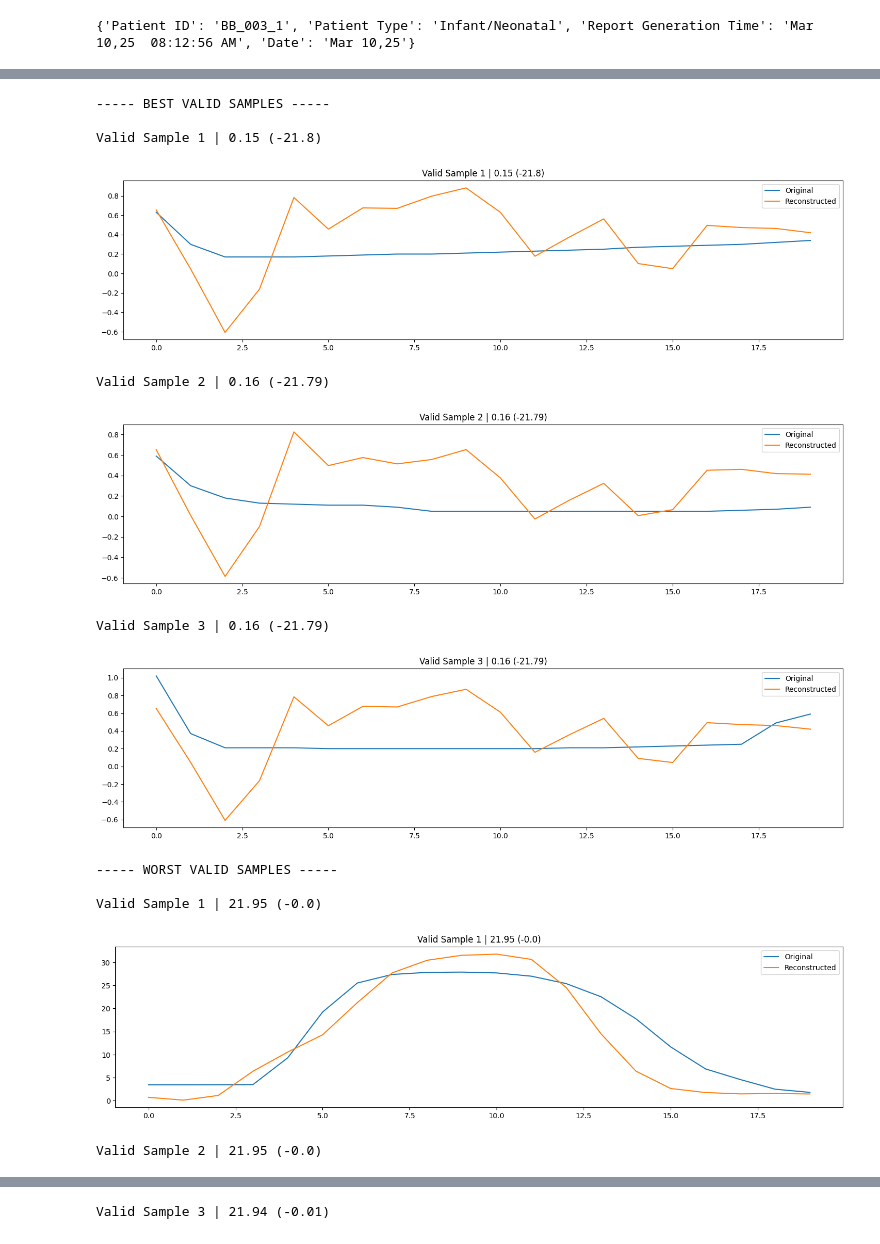
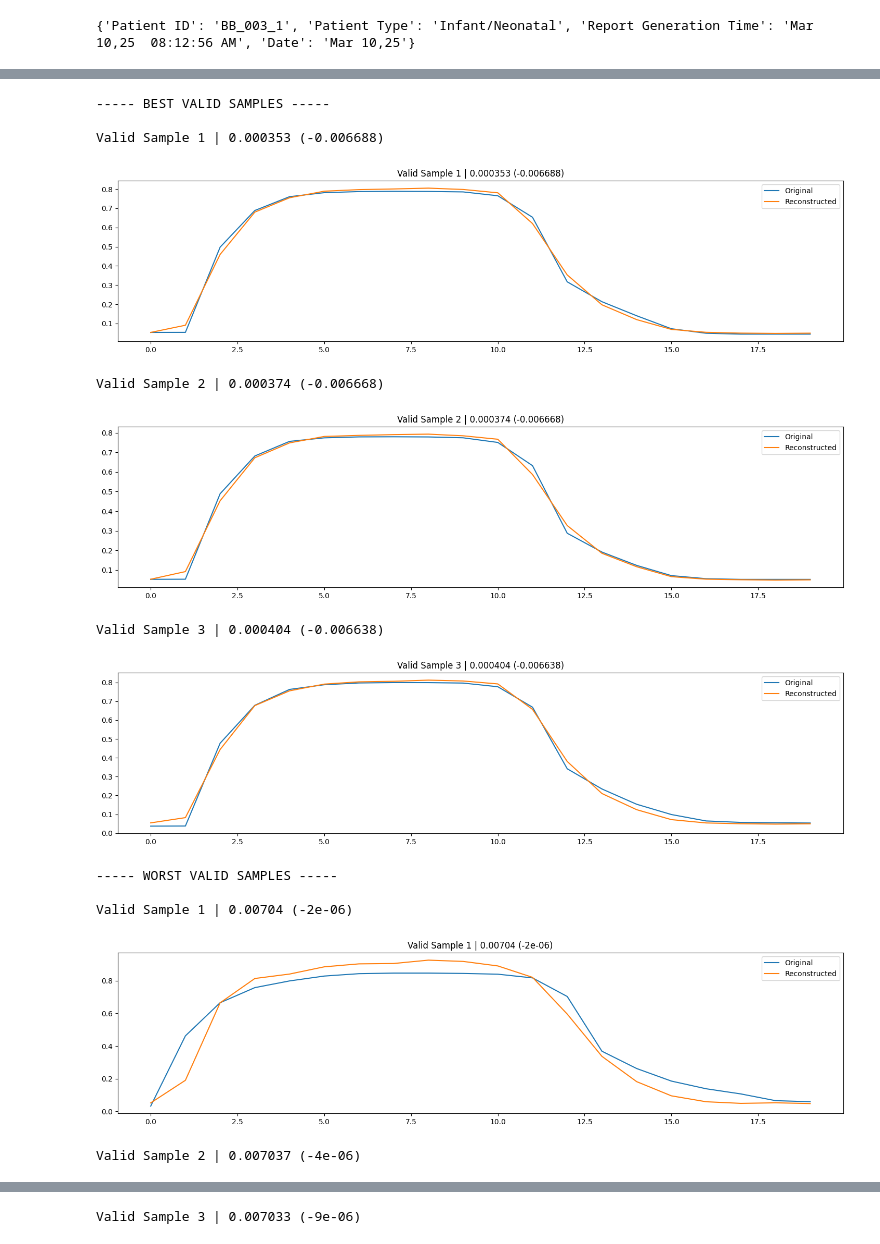
Before and after one commit to bsu-cbs-research/babi, a Jupyter notebook: models/testing.ipynb, the cells around one changed output, grey strips where cells are left out. Cells and saved outputs as stored; diff of their text form; code cells hidden in the pictures.

Commit message:
CNN and normalization (#9) changes: - converted AE to cnn - normalized samples
closes: #9

```diff
--- a/models/testing.ipynb
+++ b/models/testing.ipynb
@@ -20,10 +20,10 @@ importlib.reload(processing)
 # %% [output]
 <module 'models.processing' from '/Users/paulb/Desktop/code/research/babi/models/processing.py'>
 # %%
-(train_x, train_y), val = processing.get_training_dataset(with_pruning=True)
+(train_x, train_y), val, (g_min, g_max) = processing.get_training_dataset(with_pruning=True)
 print(f"Training dataset shape: {train_x.shape}, Validation dataset shape: {val.shape}")
 
-plotting.dual(train_x[0], train_y[0], title="Example training sample (noisy input vs. clean target)")
+plotting.dual(train_x[0], train_y[0], title="Example training sample (noisy input vs. clean target)", l1="Input (noisy)", l2="Target (clean)")
 # %% [output]
 Constraint 'min_amplitude' failures: 92044
 Constraint 'plateau_slope_tolerance' failures: 122982
@@ -74,7 +74,7 @@ Epoch 100/100
 sample_path = os.listdir(os.path.join(data.constants.preprocessed_data_dir, "capnostream"))[1]
 sample: pd.DataFrame = pd.read_pickle(os.path.join(data.constants.preprocessed_data_dir, "capnostream", sample_path))
 print(sample.attrs)
-signal = sample["co2_wave"].to_numpy()
+signal = processing.scale_sample(sample["co2_wave"].to_numpy(), g_min, g_max)
 # %% [output]
 {'Patient ID': 'BB_003_1', 'Patient Type': 'Infant/Neonatal', 'Report Generation Time': 'Mar 10,25  08:12:56 AM', 'Date': 'Mar 10,25'}
 # %%
@@ -112,7 +112,8 @@ n_valid_predictions = 3
 for i in range(n_valid_predictions):
     index = np.random.randint(0, len(valid_predictions))
     original, recon, error, valid = valid_predictions[index]
-    title = f'Valid Sample {i+1} (Index {index}) | {round(error, 2)} ({round(error - threshold, 2)})'
+    print(original.shape, recon.shape, error, valid)
+    title = f'Valid Sample {i+1} (Index {index}) | {round(error, 6)} ({round(error - threshold, 6)})'
     print(title)
     plotting.dual(original, recon, title=title)
 
@@ -122,7 +123,7 @@ n_invalid_predictions = 3
 for i in range(n_invalid_predictions):
     index = np.random.randint(0, len(invalid_predictions))
     original, recon, error, valid = invalid_predictions[index]
-    title = f'Invalid Sample {i+1} (Index {index}) | {round(error, 2)} ({round(error - threshold, 2)})'
+    title = f'Invalid Sample {i+1} (Index {index}) | {round(error, 6)} ({round(error - threshold, 6)})'
     print(title)
     plotting.dual(original, recon, title=title)
 # %% [output]
@@ -145,36 +149,34 @@ Invalid Sample 3 (Index 34686) | 393.21 (371.25)
 # %%
 print("----- BEST VALID SAMPLES -----\n")
 
 n_best_valid = 3
 best_valid = sorted(valid_predictions, key=lambda x: x[2])
 for i in range(n_best_valid):
     original, recon, error, valid = best_valid[i]
-    title = f'Valid Sample {i+1} | {round(error, 2)} ({round(error - threshold, 2)})'
+    title = f'Valid Sample {i+1} | {round(error, 6)} ({round(error - threshold, 6)})'
     print(title)
     plotting.dual(original, recon, title=title)
 
 print("\n----- WORST VALID SAMPLES -----\n")
 
 n_worst_valid = 3
 worst_valid = sorted(valid_predictions, key=lambda x: x[2], reverse=True)
 for i in range(n_worst_valid):
     original, recon, error, valid = worst_valid[i]
-    title = f'Valid Sample {i+1} | {round(error, 2)} ({round(error - threshold, 2)})'
+    title = f'Valid Sample {i+1} | {round(error, 6)} ({round(error - threshold, 6)})'
     print(title)
     plotting.dual(original, recon, title=title)
-
-# todo: should penalize based on cosine similarity
 # %% [output]
 ----- BEST VALID SAMPLES -----
 
-Valid Sample 1 | 0.15 (-21.8)
+Valid Sample 1 | 0.000353 (-0.006688)
-[figure, old version]
+[figure, new version]
-Valid Sample 2 | 0.16 (-21.79)
+Valid Sample 2 | 0.000374 (-0.006668)
-[figure, old version]
+[figure, new version]
-Valid Sample 3 | 0.16 (-21.79)
+Valid Sample 3 | 0.000404 (-0.006638)
-[figure, old version]
+[figure, new version]
 ----- WORST VALID SAMPLES -----
 
-Valid Sample 1 | 21.95 (-0.0)
+Valid Sample 1 | 0.00704 (-2e-06)
-[figure, old version]
+[figure, new version]
-Valid Sample 2 | 21.95 (-0.0)
+Valid Sample 2 | 0.007037 (-4e-06)
@@ -182 +184 @@ Valid Sample 2 | 21.95 (-0.0)
-Valid Sample 3 | 21.94 (-0.01)
+Valid Sample 3 | 0.007033 (-9e-06)
```
Also changed, not shown: parts of 6 cells of this notebook, 3 other files.
